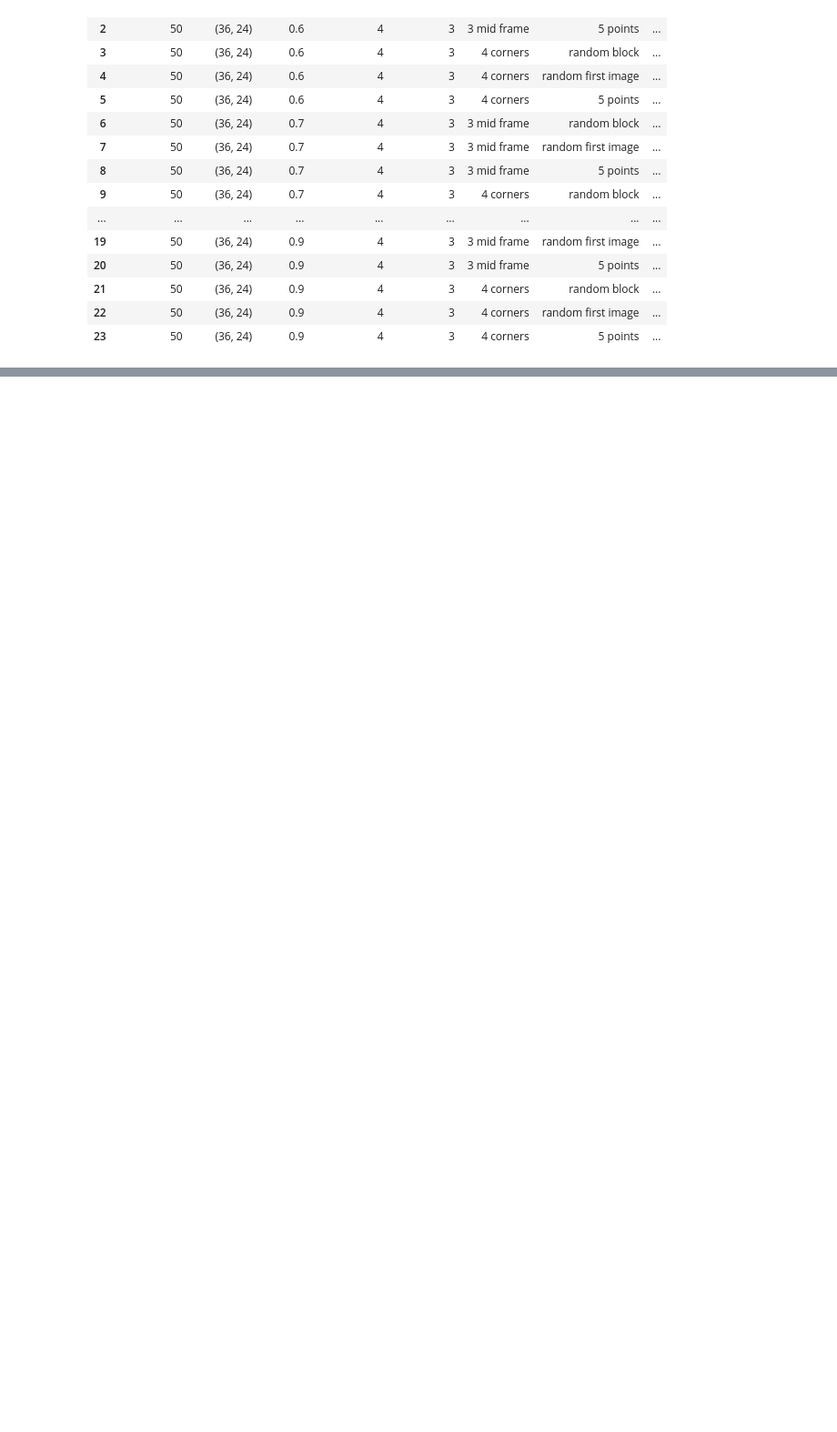
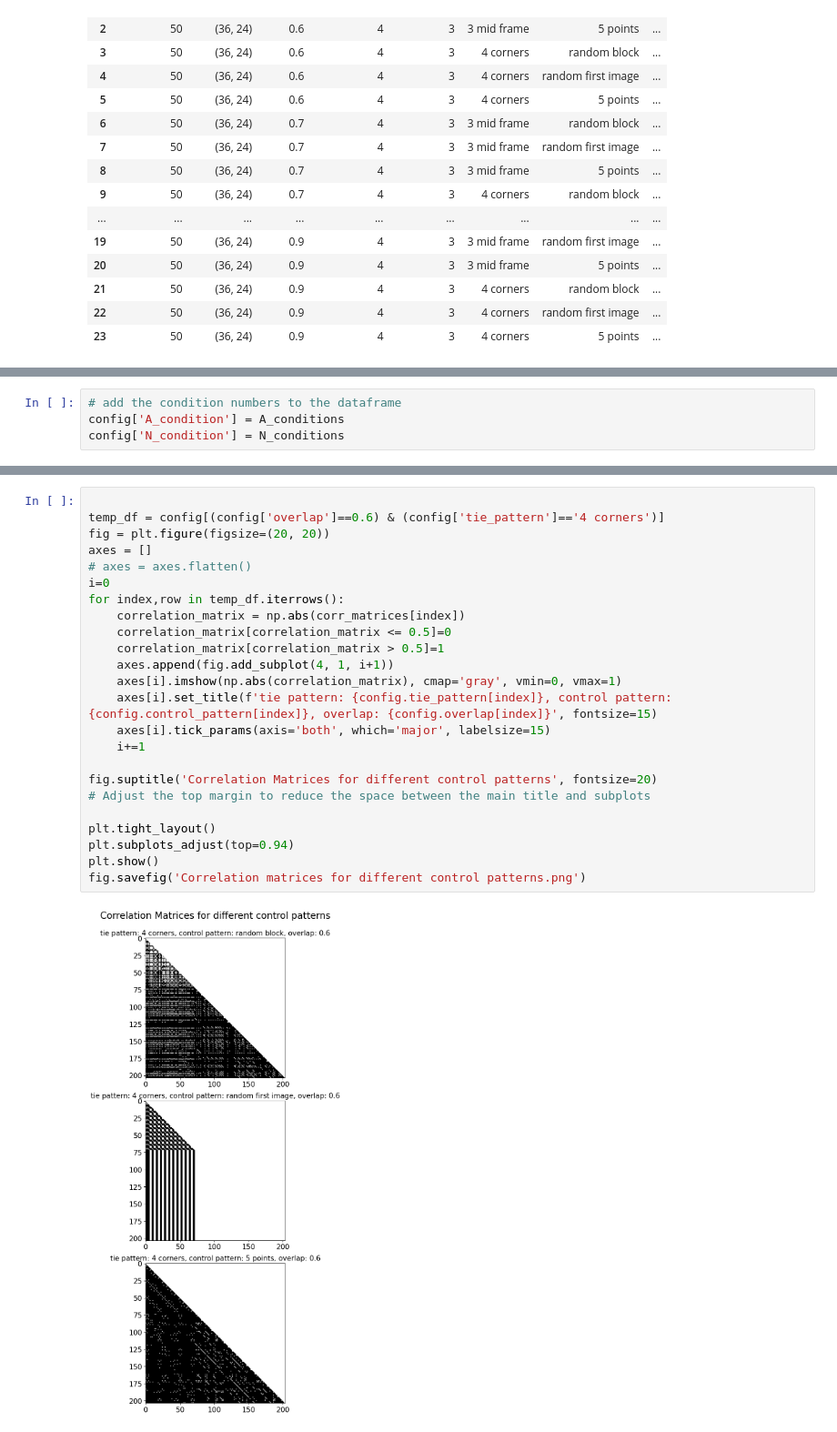
Before and after one commit to orenltr/Photogrammetry, a Jupyter notebook: Numerical_Aspects_in_Photogrammetry/Main_hw2.ipynb, the cells around one changed output, grey strips where cells are left out. Shown: that part at 91% size. Drawn from its saved outputs; the diff is of its cells as text; blank space fills up the shorter version.

```diff
--- a/Numerical_Aspects_in_Photogrammetry/Main_hw2.ipynb
+++ b/Numerical_Aspects_in_Photogrammetry/Main_hw2.ipynb
@@ -228,0 +251,4 @@ failed_configurations
+# %%
+# add the condition numbers to the dataframe
+config['A_condition'] = A_conditions
+config['N_condition'] = N_conditions
@@ -239,0 +284,26 @@ plt.show()
+# %%
+
+temp_df = config[(config['overlap']==0.6) & (config['tie_pattern']=='4 corners')]
+fig = plt.figure(figsize=(20, 20))
+axes = []
+# axes = axes.flatten()
+i=0
+for index,row in temp_df.iterrows():
+    correlation_matrix = np.abs(corr_matrices[index])
+    correlation_matrix[correlation_matrix <= 0.5]=0
+    correlation_matrix[correlation_matrix > 0.5]=1
+    axes.append(fig.add_subplot(4, 1, i+1))
+    axes[i].imshow(np.abs(correlation_matrix), cmap='gray', vmin=0, vmax=1)
+    axes[i].set_title(f'tie pattern: {config.tie_pattern[index]}, control pattern: {config.control_pattern[index]}, overlap: {config.overlap[index]}', fontsize=15)
+    axes[i].tick_params(axis='both', which='major', labelsize=15)
+    i+=1
+
+fig.suptitle('Correlation Matrices for different control patterns', fontsize=20)
+# Adjust the top margin to reduce the space between the main title and subplots
+
+plt.tight_layout()
+plt.subplots_adjust(top=0.94)
+plt.show()
+fig.savefig('Correlation matrices for different control patterns.png')
+# %% [output]
+[figure, added]
```
Also changed, not shown: parts of 11 cells of this notebook, 6 other files.
